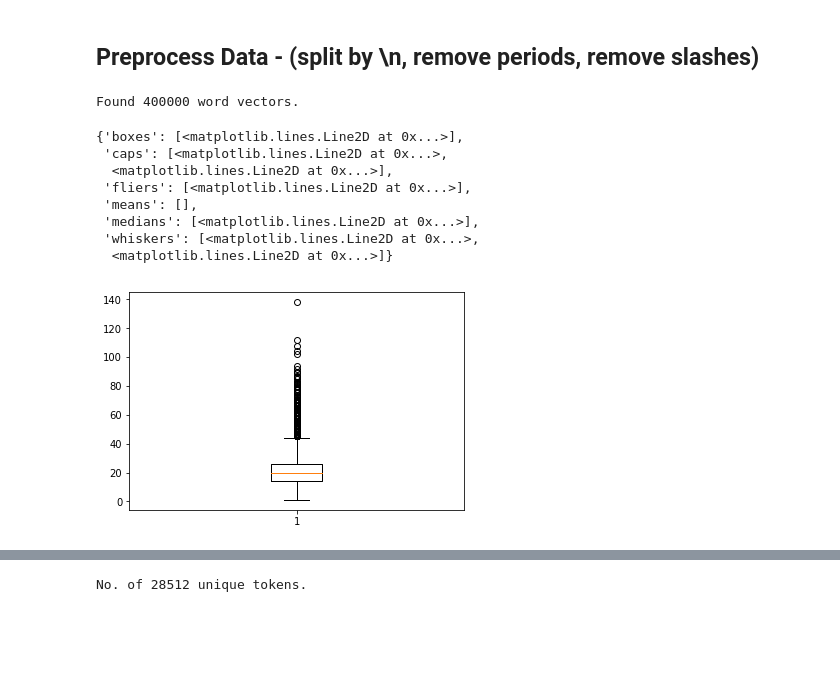
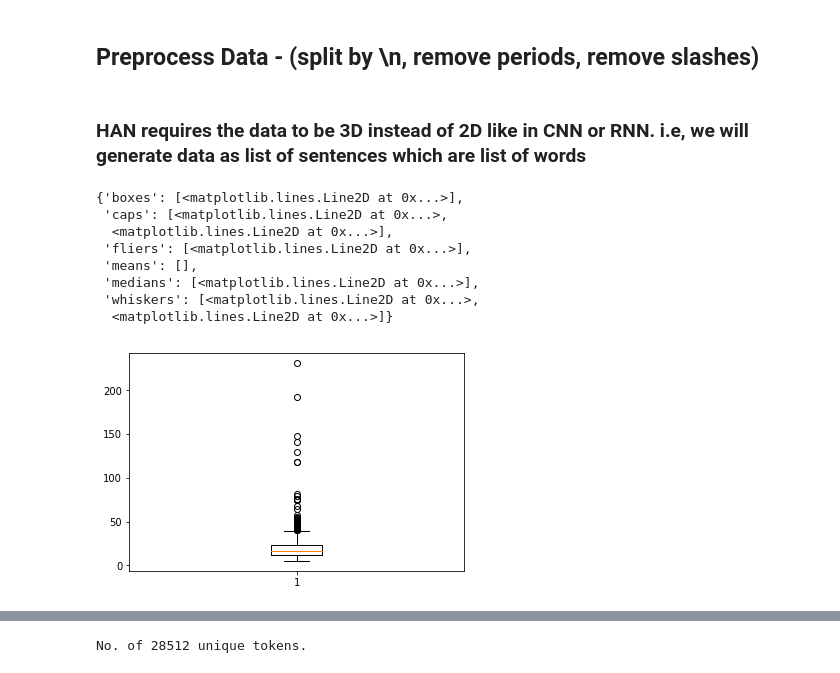
Before and after one commit to rachit-shah/News-Classfication-using-DNN-models, a Jupyter notebook: HAN.ipynb, the cells around one changed output, grey strips where cells are left out. Saved outputs shown, nothing was run; the diff lists cells and outputs as text; code cells hidden in the pictures; blank space fills up the shorter version.

```diff
--- a/HAN.ipynb
+++ b/HAN.ipynb
@@ -202,5 +212,7 @@ Name: category, dtype: int64
 ['business' 'entertainment' 'politics' 'sport' 'tech']
 # %% [markdown]
 ## Preprocess Data - (split by \n, remove periods, remove slashes)
+# %% [markdown]
+### HAN requires the data to be 3D instead of 2D like in CNN or RNN. i.e, we will generate data as list of sentences which are list of words
 # %%
 #Parameters for hyperparameter  tuning
@@ -209,20 +221,4 @@ EMBEDDING_DIM = 100
 traina = True #embeedding layer trainable
-# %%
-MAX_SEQUENCE_LENGTH = 1000
-MAX_SENT_LENGTH = 50
-MAX_SENTS = 50
-MAX_NB_WORDS = 20000
-VALIDATION_SPLIT = 0.2
-embeddings_index = {}
-with open('glove.6B.'+str(EMBEDDING_DIM)+'d.txt') as f:
-    for line in f:
-        word, coefs = line.split(maxsplit=1)
-        coefs = np.fromstring(coefs, 'f', sep=' ')
-        embeddings_index[word] = coefs
-
-print('Found %s word vectors.' % len(embeddings_index))
-# %% [output]
-Found 400000 word vectors.
 # %%
 def preprocess(X):
   return X.map(lambda x: x.lower().split("\n")).map(lambda x: [y.split(". ") for y in x]).map(lambda x: [i.replace('\'','') for sl in x for i in sl if i is not ''])
@@ -244,22 +241,24 @@ test_text = preprocess(X_test['text']).map(lambda x: '. '.join(x)).map(lambda x:
 articles = texts.map(lambda x: sent_tokenize(x))
 test_articles = test_text.map(lambda x: sent_tokenize(x))
-# %%
-li = []
-se = []
-for x in articles:
-  li.append(len(x))
-  for y in x:
-    se.append(len(y.split()))
-
-#plt.boxplot(li,showcaps=True)
-plt.boxplot(se,showcaps=True)
-# %% [output]
-{'boxes': [<matplotlib.lines.Line2D at 0x...>],
- 'caps': [<matplotlib.lines.Line2D at 0x...>,
-  <matplotlib.lines.Line2D at 0x...>],
- 'fliers': [<matplotlib.lines.Line2D at 0x...>],
- 'means': [],
- 'medians': [<matplotlib.lines.Line2D at 0x...>],
- 'whiskers': [<matplotlib.lines.Line2D at 0x...>,
-  <matplotlib.lines.Line2D at 0x...>]}
-[figure, removed]
+# %%
+#Find the optimum sentence length and number of sentences for tokenization by generating a boxplot
+# and choosing MAX_SENTS and MAX_SENT_LENGTH such that we remove outliers
+max_se = []
+max_se_length = []
+for x in articles:
+  max_se.append(len(x))
+  for y in x:
+    max_se_length.append(len(y.split()))
+
+plt.boxplot(max_se,showcaps=True)
+# We can see in below plot that optimal number of sentences is around 50
+# %% [output]
+{'boxes': [<matplotlib.lines.Line2D at 0x...>],
+ 'caps': [<matplotlib.lines.Line2D at 0x...>,
+  <matplotlib.lines.Line2D at 0x...>],
+ 'fliers': [<matplotlib.lines.Line2D at 0x...>],
+ 'means': [],
+ 'medians': [<matplotlib.lines.Line2D at 0x...>],
+ 'whiskers': [<matplotlib.lines.Line2D at 0x...>,
+  <matplotlib.lines.Line2D at 0x...>]}
+[figure, added]
```
Also changed, not shown: parts of 31 cells of this notebook.
